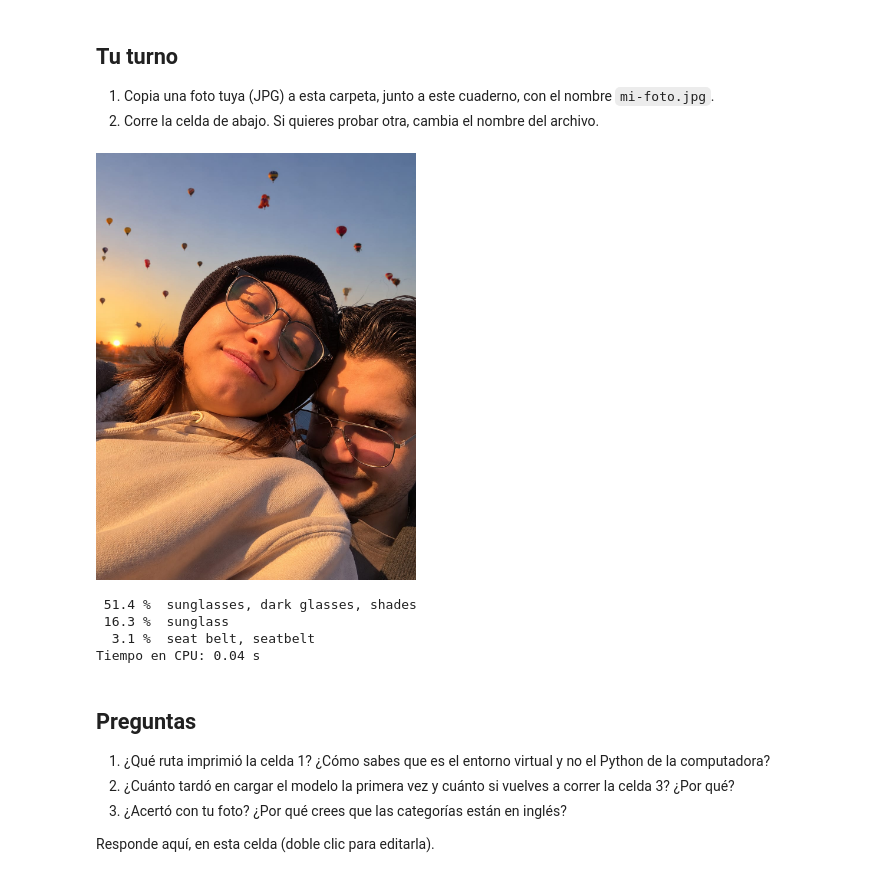
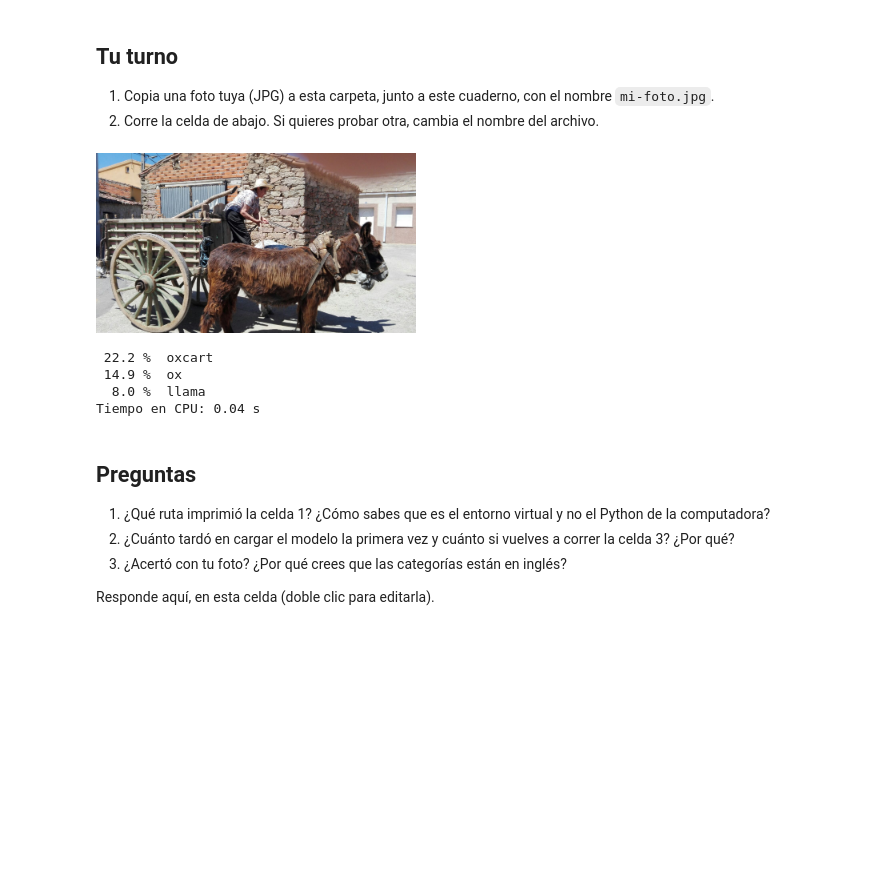
Before and after one commit to CarlosLozano98633/portafolio-herramientas-ia, a Jupyter notebook: practica-6/demo.ipynb, the cells around one changed output. Saved outputs shown, nothing was run; the diff lists cells and outputs as text; code cells hidden in the pictures; blank space fills up the shorter version.

```diff
--- a/practica-6/demo.ipynb
+++ b/practica-6/demo.ipynb
@@ -87,20 +82,21 @@ Tiempo: 15.19 s (incluye bajar la imagen de internet)
 2. Corre la celda de abajo. Si quieres probar otra, cambia el nombre del archivo.
 # %%
 # 7. Tu foto
-mi_foto = Path("mi-foto.jpeg.jpeg")
+mi_foto = Path("mi-foto.jpg")
 if mi_foto.exists():
     display(Image(filename=mi_foto, width=320))
     categorias, segundos = procesar(str(mi_foto))
     for nombre, porcentaje in categorias:
         print(f"{porcentaje:5.1f} %  {nombre}")
     print(f"Tiempo en CPU: {segundos:.2f} s")
 else:
     print("Todavía no hay mi-foto.jpg en esta carpeta.")
+    print("Todavía no hay mi-foto.jpg en esta carpeta.")
 # %% [output]
-[figure, old version]
+[figure, new version]
- 51.4 %  sunglasses, dark glasses, shades
- 16.3 %  sunglass
-  3.1 %  seat belt, seatbelt
+ 22.2 %  oxcart
+ 14.9 %  ox
+  8.0 %  llama
 Tiempo en CPU: 0.04 s
 # %% [markdown]
 ## Preguntas
```
Also changed, not shown: parts of 2 cells of this notebook.
